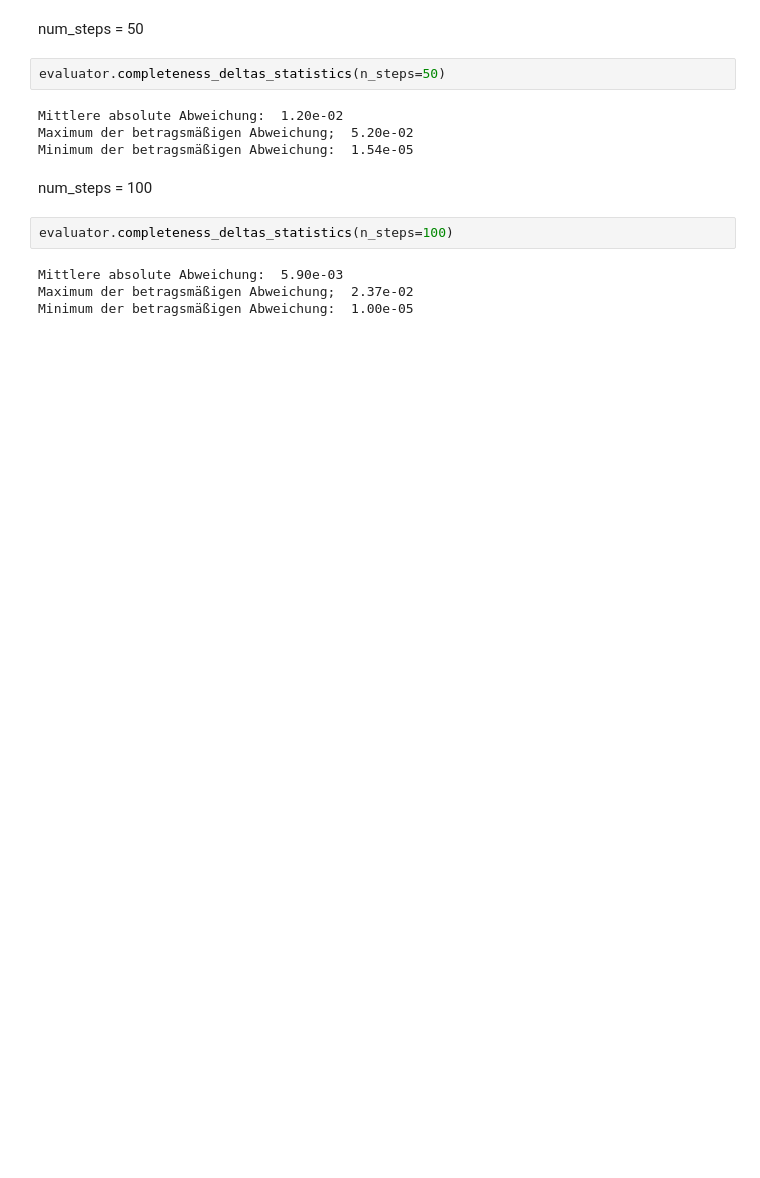
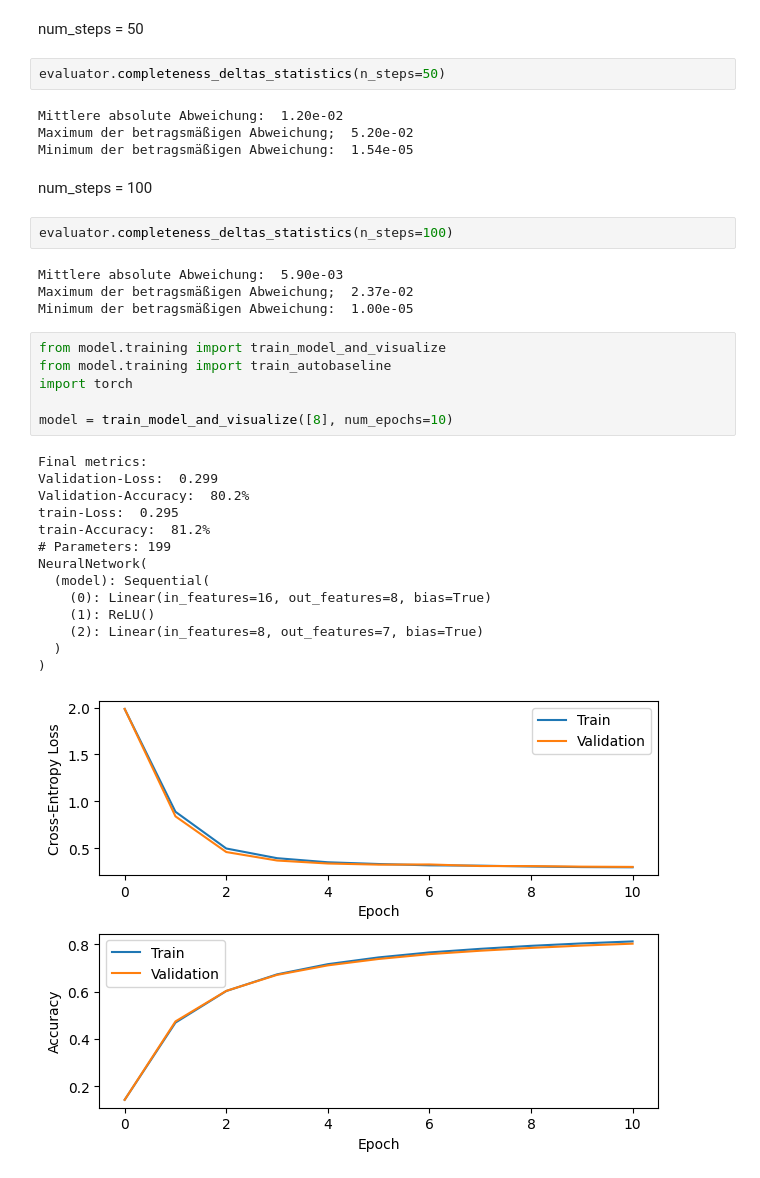
Before and after one commit to surajk222/Project_Group_Attribution_Method, a Jupyter notebook: integrated_gradients_exploration.ipynb, the cells around one changed output. Saved outputs shown, nothing was run; the diff lists cells and outputs as text; blank space fills up the shorter version.

Commit message:
autobaseline testing

```diff
--- a/integrated_gradients_exploration.ipynb
+++ b/integrated_gradients_exploration.ipynb
@@ -96,3 +103,24 @@ evaluator.completeness_deltas_statistics(n_steps=100)
 Mittlere absolute Abweichung:  5.90e-03
 Maximum der betragsmäßigen Abweichung;  2.37e-02
 Minimum der betragsmäßigen Abweichung:  1.00e-05
+# %%
+from model.training import train_model_and_visualize
+from model.training import train_autobaseline
+import torch
+
+model = train_model_and_visualize([8], num_epochs=10)
+# %% [output]
+Final metrics:
+Validation-Loss:  0.299
+Validation-Accuracy:  80.2%
+train-Loss:  0.295
+train-Accuracy:  81.2%
+# Parameters: 199
+NeuralNetwork(
+  (model): Sequential(
+    (0): Linear(in_features=16, out_features=8, bias=True)
+    (1): ReLU()
+    (2): Linear(in_features=8, out_features=7, bias=True)
+  )
+)
+[figure, added]
```
Also changed, not shown: parts of 6 cells of this notebook.
